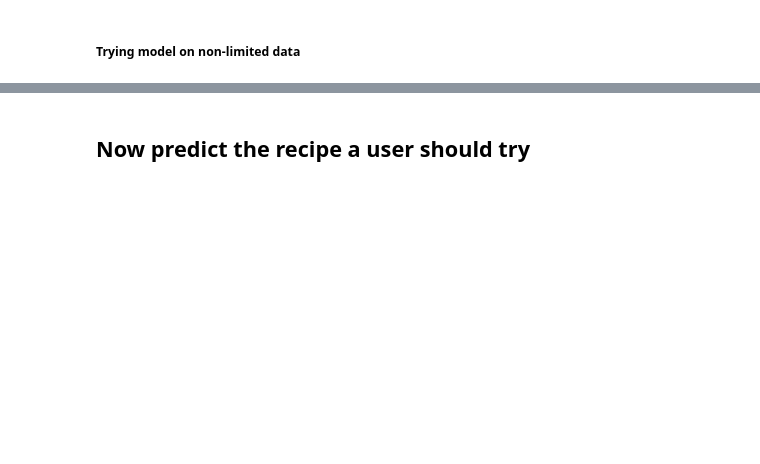
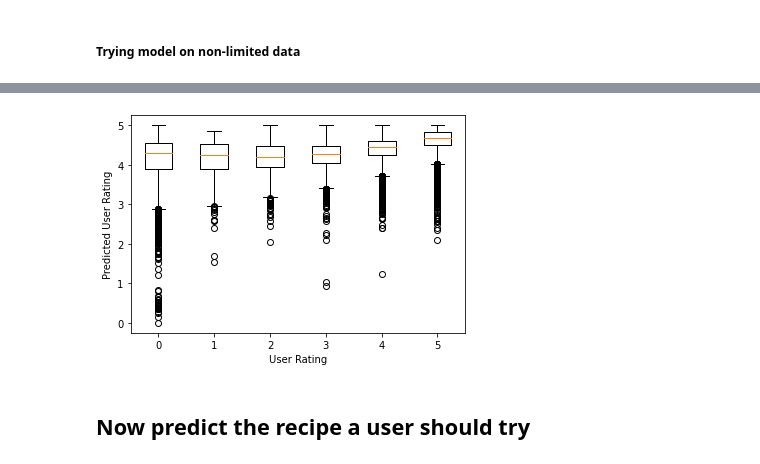
Before and after one commit to evajason/find_me_a_recipe, a Jupyter notebook: Jared's SVD model.ipynb, the cells around one changed output, grey strips where cells are left out. Cells and saved outputs as stored; diff of their text form; code cells hidden in the pictures; blank space fills up the shorter version.

```diff
--- a/Jared's SVD model.ipynb
+++ b/Jared's SVD model.ipynb
@@ -305,3 +322,18 @@ MSE: 1.3608
+# %%
+est_0 = df[df["r_ui"] == 0]["est"]
+est_1 = df[df["r_ui"] == 1]["est"]
+est_2 = df[df["r_ui"] == 2]["est"]
+est_3 = df[df["r_ui"] == 3]["est"]
+est_4 = df[df["r_ui"] == 4]["est"]
+est_5 = df[df["r_ui"] == 5]["est"]
+
+plt.boxplot([est_0, est_1, est_2,est_3,est_4,est_5])
+plt.ylabel('Predicted User Rating')
+plt.xlabel('User Rating')
+plt.xticks(ticks=range(1,7),labels=['0','1','2','3','4','5'])
+plt.show()
+# %% [output]
+[figure, added]
 # %% [markdown]
 ## Now predict the recipe a user should try
 # %%
```
Also changed, not shown: parts of 13 cells of this notebook.
